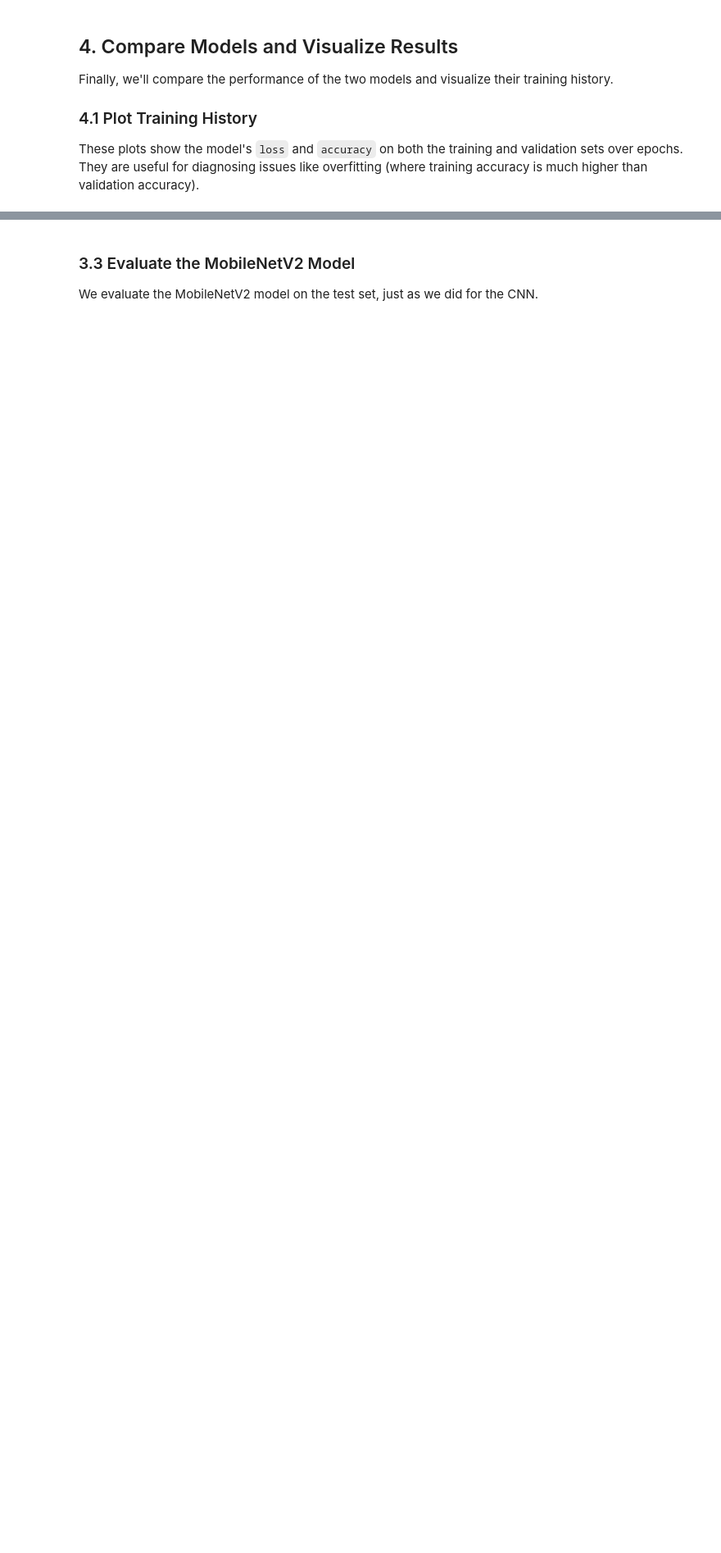
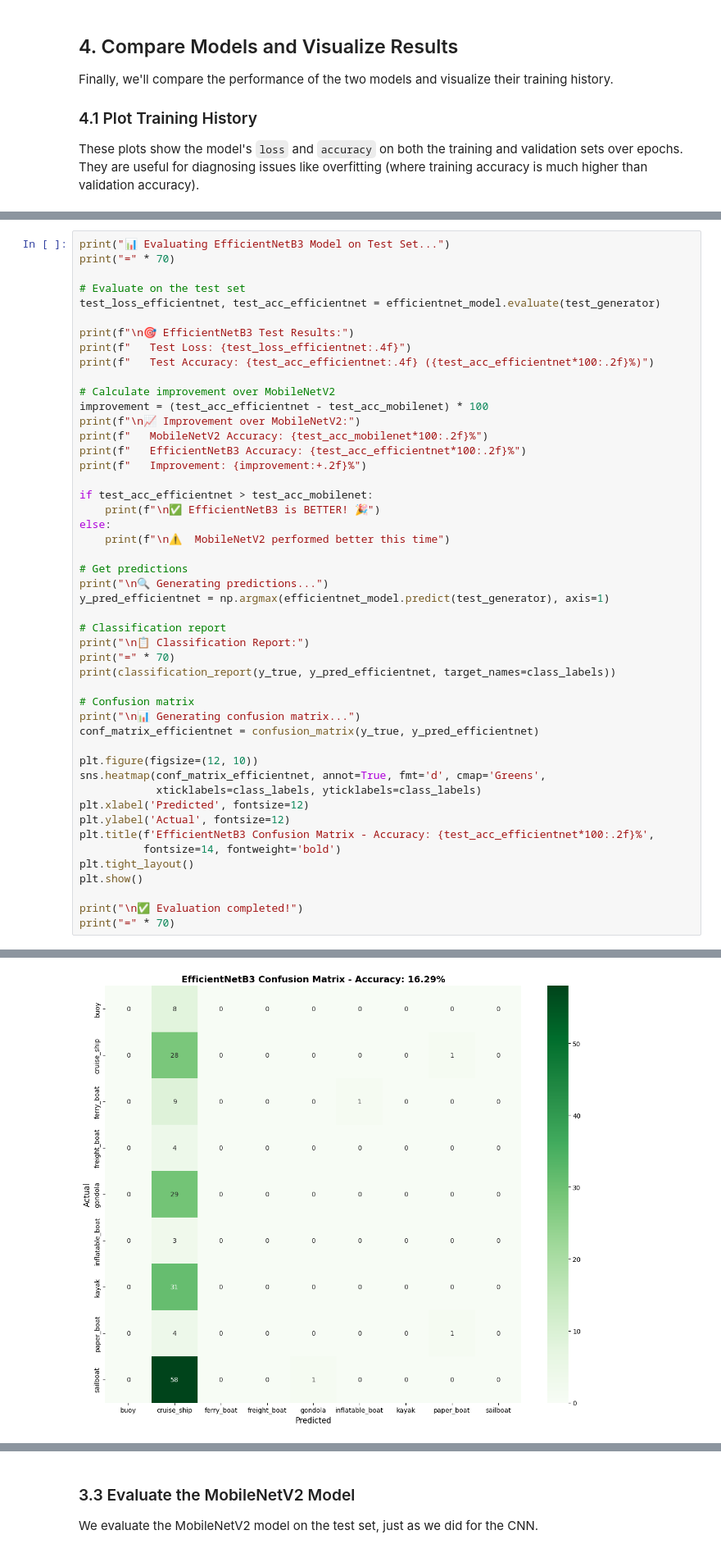
Before and after one commit to Santosh9519424222/boat-classification, a Jupyter notebook: boat-classification.ipynb, the cells around one changed output, grey strips where cells are left out. Shown at 82% size. Drawn from its saved outputs; the diff is of its cells as text; blank space fills up the shorter version.

```diff
--- a/boat-classification.ipynb
+++ b/boat-classification.ipynb
@@ -172,0 +367,49 @@ plt.show()
+# %%
+print("📊 Evaluating EfficientNetB3 Model on Test Set...")
+print("=" * 70)
+
+# Evaluate on the test set
+test_loss_efficientnet, test_acc_efficientnet = efficientnet_model.evaluate(test_generator)
+
+print(f"\n🎯 EfficientNetB3 Test Results:")
+print(f"   Test Loss: {test_loss_efficientnet:.4f}")
+print(f"   Test Accuracy: {test_acc_efficientnet:.4f} ({test_acc_efficientnet*100:.2f}%)")
+
+# Calculate improvement over MobileNetV2
+improvement = (test_acc_efficientnet - test_acc_mobilenet) * 100
+print(f"\n📈 Improvement over MobileNetV2:")
+print(f"   MobileNetV2 Accuracy: {test_acc_mobilenet*100:.2f}%")
+print(f"   EfficientNetB3 Accuracy: {test_acc_efficientnet*100:.2f}%")
+print(f"   Improvement: {improvement:+.2f}%")
+
+if test_acc_efficientnet > test_acc_mobilenet:
+    print(f"\n✅ EfficientNetB3 is BETTER! 🎉")
+else:
+    print(f"\n⚠️  MobileNetV2 performed better this time")
+
+# Get predictions
+print("\n🔍 Generating predictions...")
+y_pred_efficientnet = np.argmax(efficientnet_model.predict(test_generator), axis=1)
+
+# Classification report
+print("\n📋 Classification Report:")
+print("=" * 70)
+print(classification_report(y_true, y_pred_efficientnet, target_names=class_labels))
+
+# Confusion matrix
+print("\n📊 Generating confusion matrix...")
+conf_matrix_efficientnet = confusion_matrix(y_true, y_pred_efficientnet)
+
+plt.figure(figsize=(12, 10))
+sns.heatmap(conf_matrix_efficientnet, annot=True, fmt='d', cmap='Greens',
+            xticklabels=class_labels, yticklabels=class_labels)
+plt.xlabel('Predicted', fontsize=12)
+plt.ylabel('Actual', fontsize=12)
+plt.title(f'EfficientNetB3 Confusion Matrix - Accuracy: {test_acc_efficientnet*100:.2f}%',
+          fontsize=14, fontweight='bold')
+plt.tight_layout()
+plt.show()
+
+print("\n✅ Evaluation completed!")
+print("=" * 70)
+# %% [output]
@@ -172,0 +451 @@ plt.show()
+[figure, added]
```
Also changed, not shown: parts of 30 cells of this notebook, 7 other files.
